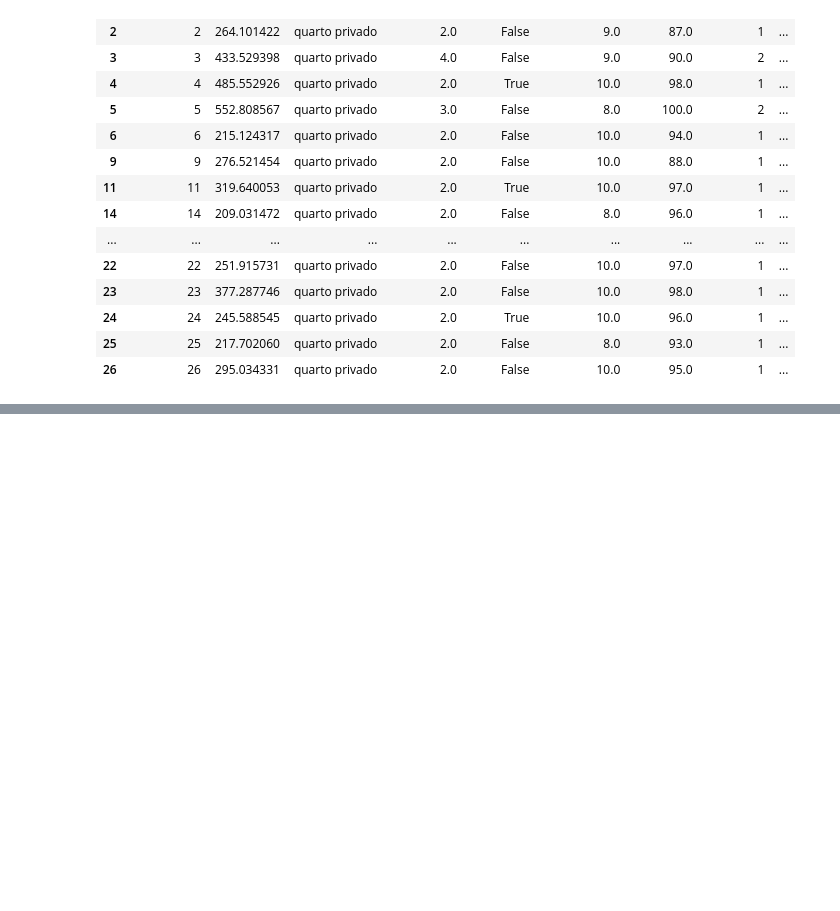
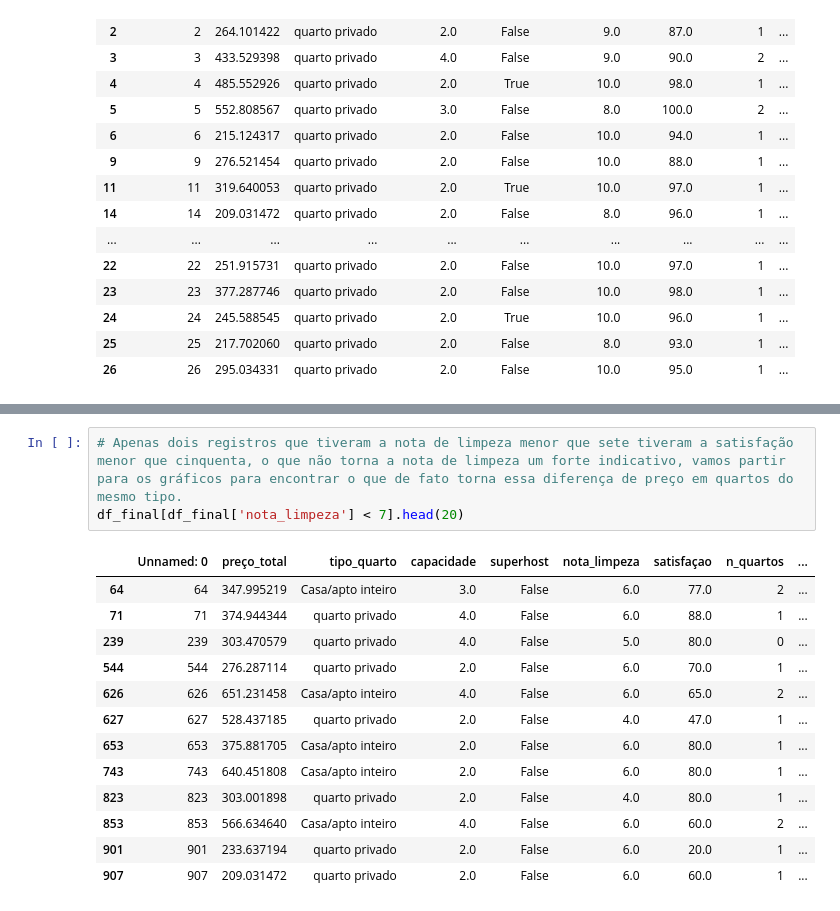
Before and after one commit to DeividAND/Projeto--01-An-lise-de-dados, a Jupyter notebook: notebooks/script01.ipynb, the cells around one changed output, grey strips where cells are left out. Drawn from its saved outputs; the diff is of its cells as text; blank space fills up the shorter version.

```diff
--- a/notebooks/script01.ipynb
+++ b/notebooks/script01.ipynb
@@ -497,0 +498,17 @@ df_final[df_final['tipo_quarto'] == 'quarto privado'].sample(20)
+# %%
+# Apenas dois registros que tiveram a nota de limpeza menor que sete tiveram a satisfação menor que cinquenta, o que não torna a nota de limpeza um forte indicativo, vamos partir para os gráficos para encontrar o que de fato torna essa diferença de preço em quartos do mesmo tipo.
+df_final[df_final['nota_limpeza'] < 7].head(20)
+# %% [output]
+|  | Unnamed: 0 | preço_total | tipo_quarto | capacidade | superhost | nota_limpeza | satisfaçao | n_quartos | ... |
+| 64 | 64 | 347.995219 | Casa/apto inteiro | 3.0 | False | 6.0 | 77.0 | 2 | ... |
+| 71 | 71 | 374.944344 | quarto privado | 4.0 | False | 6.0 | 88.0 | 1 | ... |
+| 239 | 239 | 303.470579 | quarto privado | 4.0 | False | 5.0 | 80.0 | 0 | ... |
+| 544 | 544 | 276.287114 | quarto privado | 2.0 | False | 6.0 | 70.0 | 1 | ... |
+| 626 | 626 | 651.231458 | Casa/apto inteiro | 4.0 | False | 6.0 | 65.0 | 2 | ... |
+| 627 | 627 | 528.437185 | quarto privado | 2.0 | False | 4.0 | 47.0 | 1 | ... |
+| 653 | 653 | 375.881705 | Casa/apto inteiro | 2.0 | False | 6.0 | 80.0 | 1 | ... |
+| 743 | 743 | 640.451808 | Casa/apto inteiro | 2.0 | False | 6.0 | 80.0 | 1 | ... |
+| 823 | 823 | 303.001898 | quarto privado | 2.0 | False | 4.0 | 80.0 | 1 | ... |
+| 853 | 853 | 566.634640 | Casa/apto inteiro | 4.0 | False | 6.0 | 60.0 | 2 | ... |
+| 901 | 901 | 233.637194 | quarto privado | 2.0 | False | 6.0 | 20.0 | 1 | ... |
+| 907 | 907 | 209.031472 | quarto privado | 2.0 | False | 6.0 | 60.0 | 1 | ... |
```
Also changed, not shown: parts of 2 cells of this notebook.
